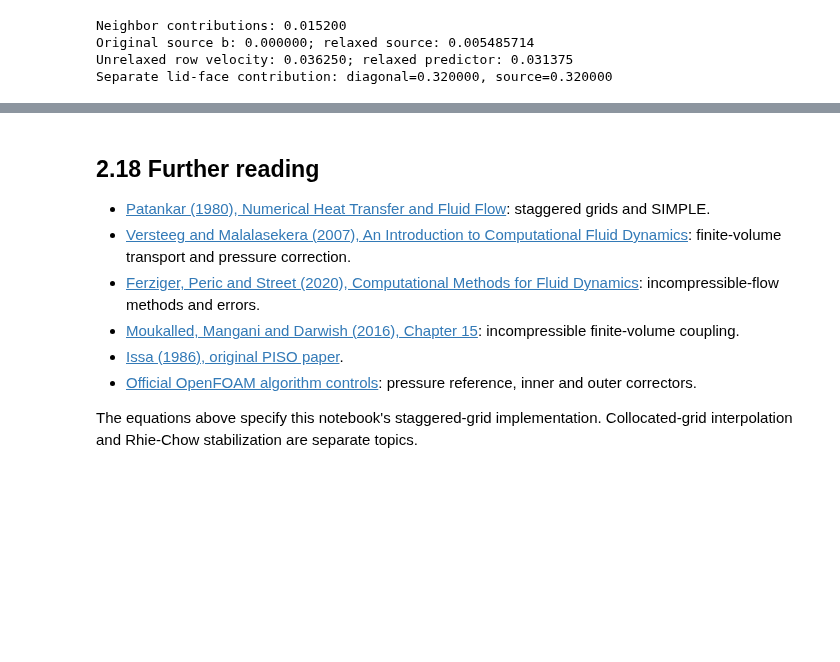
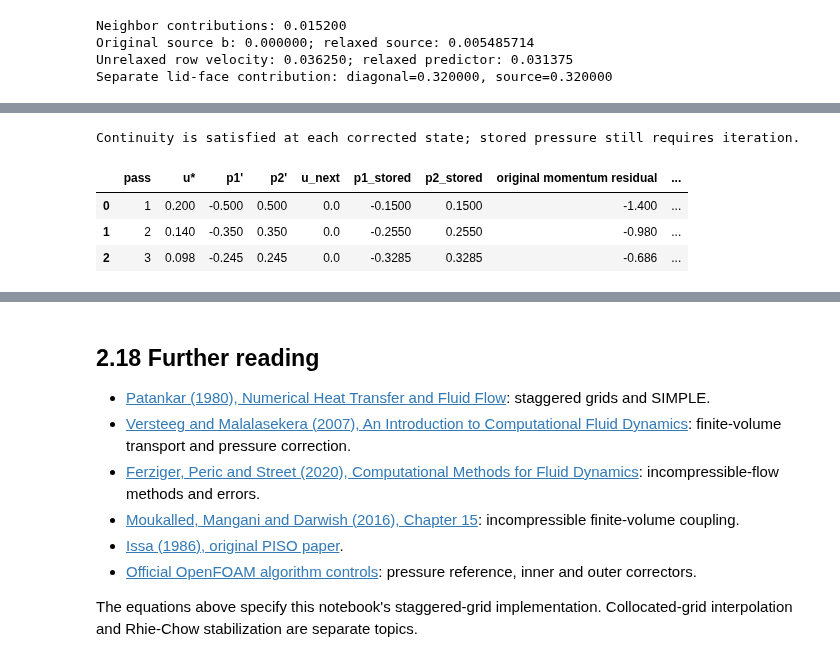
Before and after one commit to Ehsan-Roohi/FlowMLLab, a Jupyter notebook: notebooks/week01_2/W1_2_Cavity_Pressure_Velocity.ipynb, the cells around one changed output, grey strips where cells are left out. Saved outputs shown, nothing was run; the diff lists cells and outputs as text; code cells hidden in the pictures; blank space fills up the shorter version.

Commit message:
Clarify Week 1.2 coupling derivations and complete SIMPLE example

```diff
--- a/notebooks/week01_2/W1_2_Cavity_Pressure_Velocity.ipynb
+++ b/notebooks/week01_2/W1_2_Cavity_Pressure_Velocity.ipynb
@@ -1520 +1545,49 @@ pressure correction different from solving an identical equation again.
+# %%
+# Prescribed two-cell algebra, not a resolved cavity simulation.
+import numpy as np
+import pandas as pd
+
+def simple_two_cell_walkthrough(passes=3):
+    h, a_original, b_known = 0.5, 7.0, 2.0
+    alpha_u, alpha_p = 0.7, 0.3
+    u, p = 0.0, np.zeros(2)
+    D = np.array([[1 / h], [-1 / h]])
+    G = np.array([[-1 / h, 1 / h]])
+    trace = []
+    for completed_pass in range(1, passes + 1):
+        a_relaxed = a_original / alpha_u
+        b_relaxed = b_known + (1 / alpha_u - 1) * a_original * u
+        u_star = (b_relaxed - (G @ p).item()) / a_relaxed
+        d = 1 / a_relaxed
+        imbalance = D @ np.array([u_star])
+        L = -(D @ (d * G))
+        # Use one mass row and the zero-mean pressure condition.
+        # The other mass row is dependent for these two closed cells.
+        gauge_system = np.vstack([L[0], np.ones(2)])
+        p_prime = np.linalg.solve(gauge_system, [-imbalance[0], 0.0])
+        np.testing.assert_allclose(L @ p_prime, -imbalance, atol=1e-14)
+        u = u_star - d * (G @ p_prime).item()
+        p = p + alpha_p * p_prime
+        momentum = a_original * u - b_known + (G @ p).item()
+        continuity = np.max(np.abs(D @ np.array([u])))
+        trace.append({'pass': completed_pass, 'u*': u_star,
+            "p1'": p_prime[0], "p2'": p_prime[1], 'u_next': u,
+            'p1_stored': p[0], 'p2_stored': p[1],
+            'original momentum residual': momentum,
+            'continuity Linf': continuity})
+    return pd.DataFrame(trace)
+
+simple_trace = simple_two_cell_walkthrough()
+display(simple_trace.round(6))
+np.testing.assert_allclose(simple_trace['u*'], [0.2, 0.14, 0.098], atol=1e-14)
+np.testing.assert_allclose(simple_trace['p2_stored'], [0.15, 0.255, 0.3285], atol=1e-14)
+np.testing.assert_allclose(simple_trace['original momentum residual'], [-1.4, -0.98, -0.686], atol=1e-14)
+assert simple_trace['continuity Linf'].max() < 1e-14
+print('Continuity is satisfied at each corrected state; stored pressure still requires iteration.')
+# %% [output]
+Continuity is satisfied at each corrected state; stored pressure still requires iteration.
+|  | pass | u* | p1' | p2' | u_next | p1_stored | p2_stored | original momentum residual | ... |
+| 0 | 1 | 0.200 | -0.500 | 0.500 | 0.0 | -0.1500 | 0.1500 | -1.400 | ... |
+| 1 | 2 | 0.140 | -0.350 | 0.350 | 0.0 | -0.2550 | 0.2550 | -0.980 | ... |
+| 2 | 3 | 0.098 | -0.245 | 0.245 | 0.0 | -0.3285 | 0.3285 | -0.686 | ... |
 # %% [markdown]
```
Also changed, not shown: parts of 38 cells of this notebook, 28 other files.
